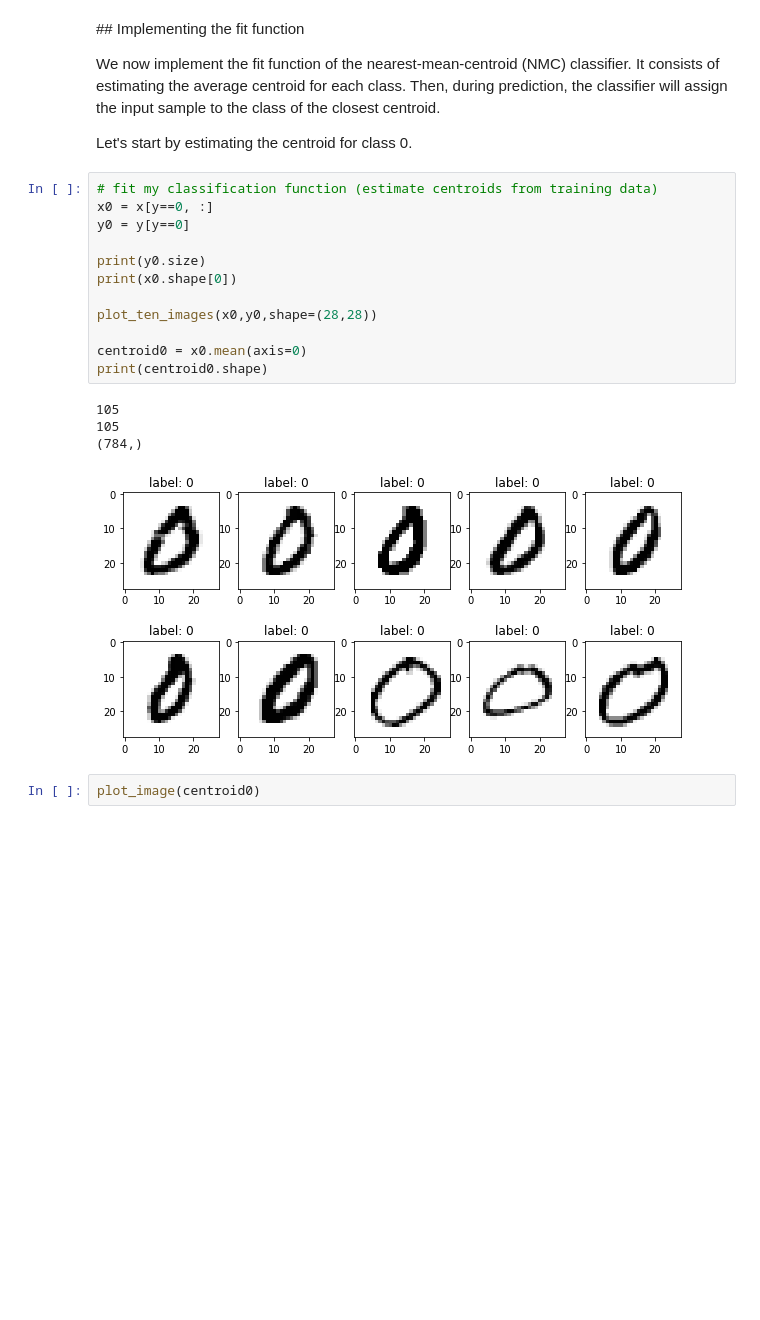
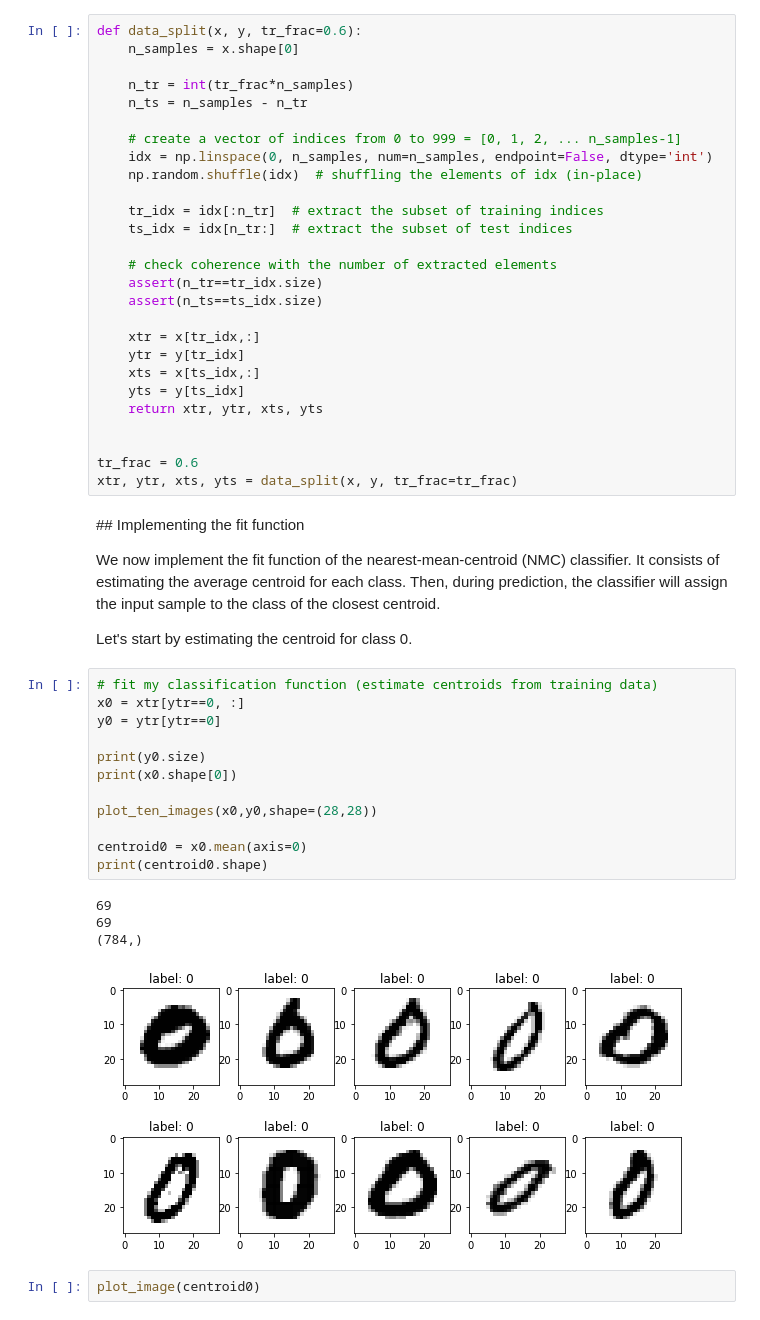
Before and after one commit to unica-isde/isde, a Jupyter notebook: notebooks/lab02.ipynb, the cells around one changed output. Drawn from its saved outputs; the diff is of its cells as text; blank space fills up the shorter version.

```diff
--- a/notebooks/lab02.ipynb
+++ b/notebooks/lab02.ipynb
@@ -98,3 +137,30 @@ plot_ten_images(x,y,shape=(28,28))
+# %%
+def data_split(x, y, tr_frac=0.6):
+    n_samples = x.shape[0]
+
+    n_tr = int(tr_frac*n_samples)
+    n_ts = n_samples - n_tr
+
+    # create a vector of indices from 0 to 999 = [0, 1, 2, ... n_samples-1]
+    idx = np.linspace(0, n_samples, num=n_samples, endpoint=False, dtype='int')
+    np.random.shuffle(idx)  # shuffling the elements of idx (in-place)
+
+    tr_idx = idx[:n_tr]  # extract the subset of training indices
+    ts_idx = idx[n_tr:]  # extract the subset of test indices
+
+    # check coherence with the number of extracted elements
+    assert(n_tr==tr_idx.size)
+    assert(n_ts==ts_idx.size)
+
+    xtr = x[tr_idx,:]
+    ytr = y[tr_idx]
+    xts = x[ts_idx,:]
+    yts = y[ts_idx]
+    return xtr, ytr, xts, yts
+
+
+tr_frac = 0.6
+xtr, ytr, xts, yts = data_split(x, y, tr_frac=tr_frac)
 # %% [markdown]
 ## Implementing the fit function
 
@@ -103,21 +169,21 @@ We now implement the fit function of the nearest-mean-centroid (NMC) classifier.
 Let's start by estimating the centroid for class 0.
 # %%
 # fit my classification function (estimate centroids from training data)
-x0 = x[y==0, :]
-y0 = y[y==0]
+x0 = xtr[ytr==0, :]
+y0 = ytr[ytr==0]
 
 print(y0.size)
 print(x0.shape[0])
 
 plot_ten_images(x0,y0,shape=(28,28))
 
 centroid0 = x0.mean(axis=0)
 print(centroid0.shape)
 # %% [output]
-105
-105
+69
+69
 (784,)
-[figure, old version]
+[figure, new version]
 # %%
 plot_image(centroid0)
 # %% [output]
```
Also changed, not shown: parts of 6 cells of this notebook.
